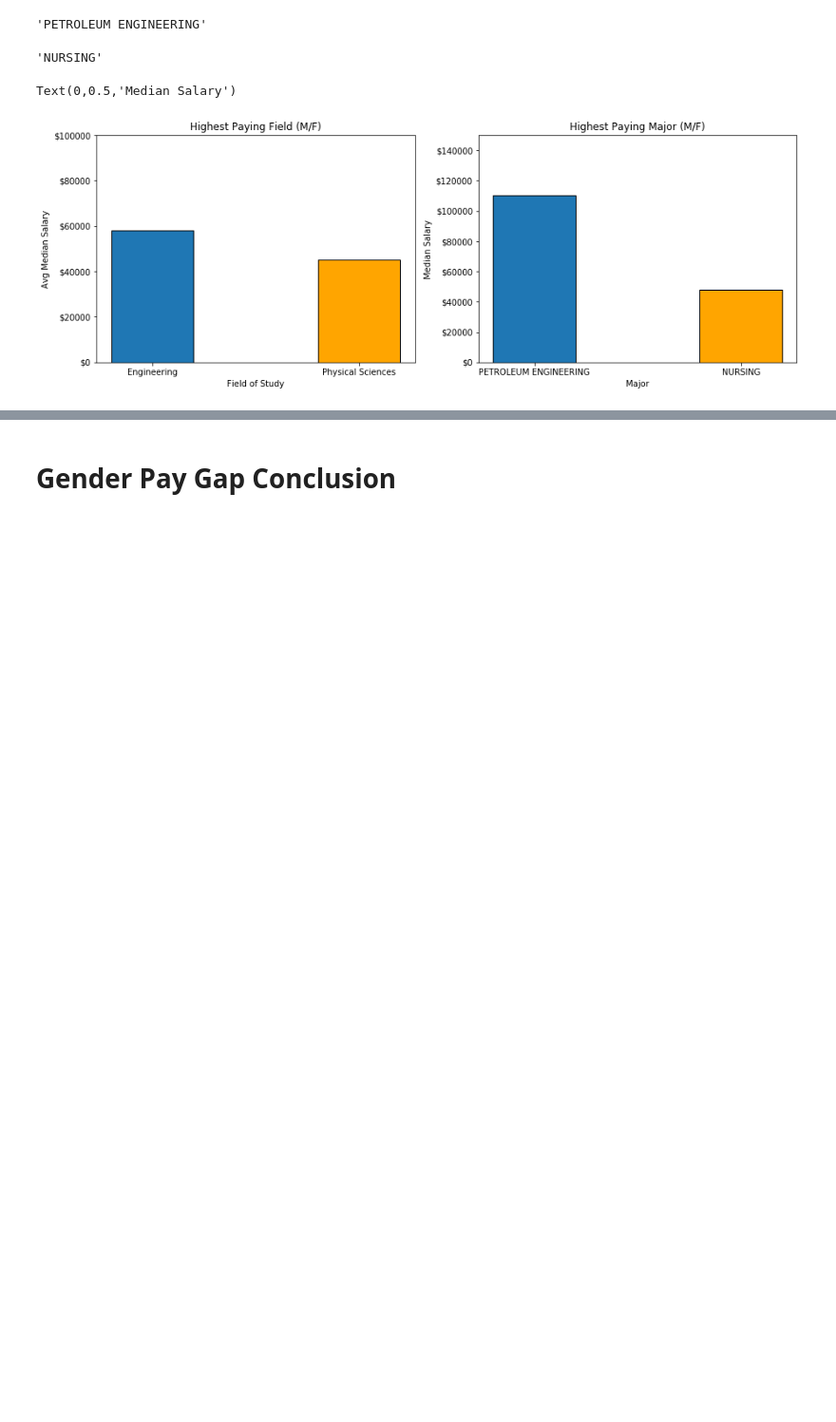
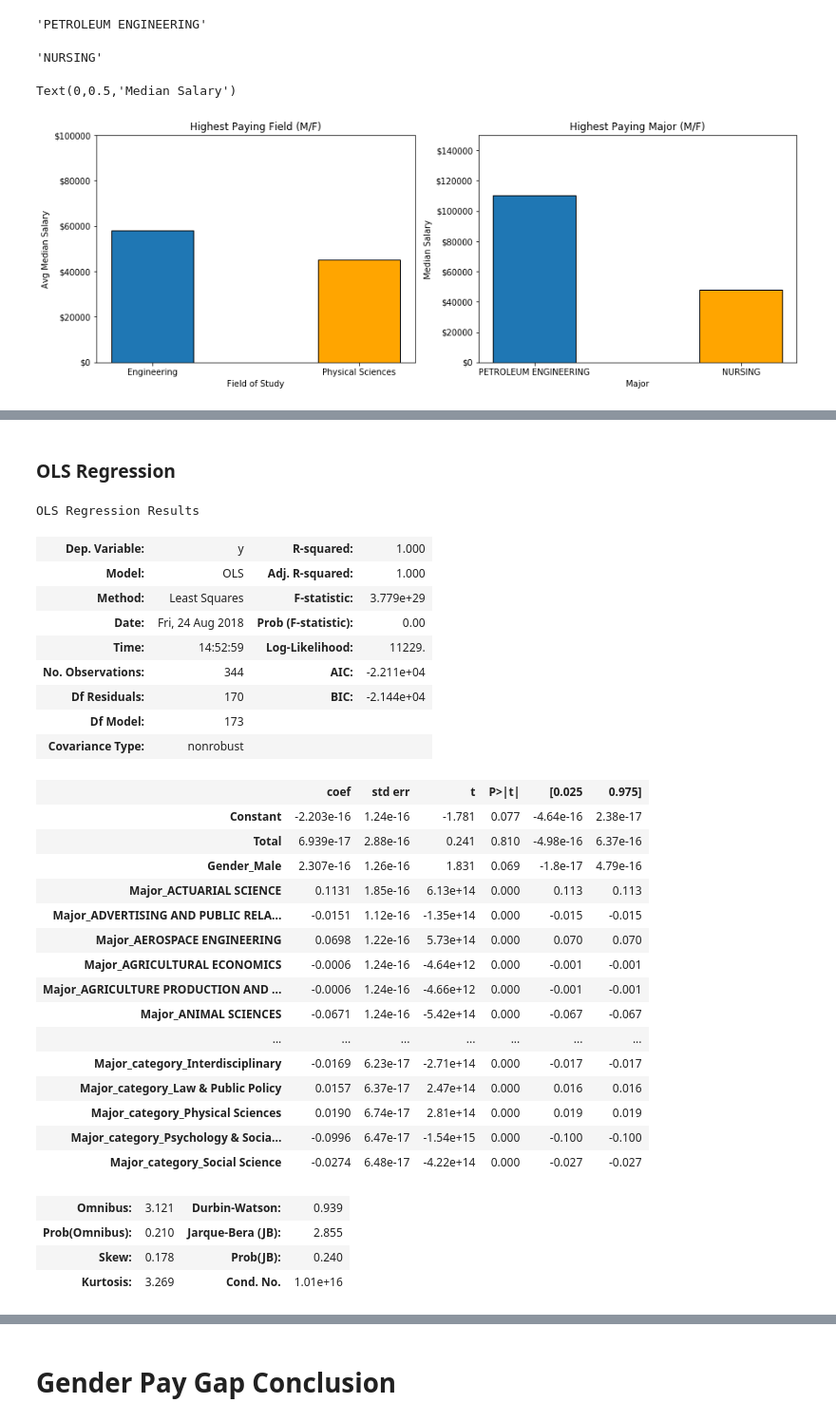
Before and after one commit to WesCodes/The-Gender-Pay-Gap-Analyzing-Earning-Based-on-College-Majors, a Jupyter notebook: The Gender Pay Gap — Analyzing Earning Based on College Majors.ipynb, the cells around one changed output, grey strips where cells are left out. Shown at 95% size. Drawn from its saved outputs; the diff is of its cells as text; code cells hidden in the pictures; blank space fills up the shorter version.

```diff
--- a/The Gender Pay Gap — Analyzing Earning Based on College Majors.ipynb
+++ b/The Gender Pay Gap — Analyzing Earning Based on College Majors.ipynb
@@ -721,0 +927,37 @@ More and more do we see the effect of career choices on the gender pay gap. The
+# %% [markdown]
+### OLS Regression
+# %%
+import statsmodels.api as sm
+regressor_OLS = sm.OLS(endog = Y, exog = mod_recent_grads.iloc[:, 1:]).fit()
+regressor_OLS.summary()
+# %% [output]
+OLS Regression Results
+| Dep. Variable: | y | R-squared: | 1.000 |
+| Model: | OLS | Adj. R-squared: | 1.000 |
+| Method: | Least Squares | F-statistic: | 3.779e+29 |
+| Date: | Fri, 24 Aug 2018 | Prob (F-statistic): | 0.00 |
+| Time: | 14:52:59 | Log-Likelihood: | 11229. |
+| No. Observations: | 344 | AIC: | -2.211e+04 |
+| Df Residuals: | 170 | BIC: | -2.144e+04 |
+| Df Model: | 173 |  |  |
+| Covariance Type: | nonrobust |  |  |
+|  | coef | std err | t | P>|t| | [0.025 | 0.975] |
+| Constant | -2.203e-16 | 1.24e-16 | -1.781 | 0.077 | -4.64e-16 | 2.38e-17 |
+| Total | 6.939e-17 | 2.88e-16 | 0.241 | 0.810 | -4.98e-16 | 6.37e-16 |
+| Gender_Male | 2.307e-16 | 1.26e-16 | 1.831 | 0.069 | -1.8e-17 | 4.79e-16 |
+| Major_ACTUARIAL SCIENCE | 0.1131 | 1.85e-16 | 6.13e+14 | 0.000 | 0.113 | 0.113 |
+| Major_ADVERTISING AND PUBLIC RELA... | -0.0151 | 1.12e-16 | -1.35e+14 | 0.000 | -0.015 | -0.015 |
+| Major_AEROSPACE ENGINEERING | 0.0698 | 1.22e-16 | 5.73e+14 | 0.000 | 0.070 | 0.070 |
+| Major_AGRICULTURAL ECONOMICS | -0.0006 | 1.24e-16 | -4.64e+12 | 0.000 | -0.001 | -0.001 |
+| Major_AGRICULTURE PRODUCTION AND ... | -0.0006 | 1.24e-16 | -4.66e+12 | 0.000 | -0.001 | -0.001 |
+| Major_ANIMAL SCIENCES | -0.0671 | 1.24e-16 | -5.42e+14 | 0.000 | -0.067 | -0.067 |
+| ... | ... | ... | ... | ... | ... | ... |
+| Major_category_Interdisciplinary | -0.0169 | 6.23e-17 | -2.71e+14 | 0.000 | -0.017 | -0.017 |
+| Major_category_Law & Public Policy | 0.0157 | 6.37e-17 | 2.47e+14 | 0.000 | 0.016 | 0.016 |
+| Major_category_Physical Sciences | 0.0190 | 6.74e-17 | 2.81e+14 | 0.000 | 0.019 | 0.019 |
+| Major_category_Psychology & Socia... | -0.0996 | 6.47e-17 | -1.54e+15 | 0.000 | -0.100 | -0.100 |
+| Major_category_Social Science | -0.0274 | 6.48e-17 | -4.22e+14 | 0.000 | -0.027 | -0.027 |
+| Omnibus: | 3.121 | Durbin-Watson: | 0.939 |
+| Prob(Omnibus): | 0.210 | Jarque-Bera (JB): | 2.855 |
+| Skew: | 0.178 | Prob(JB): | 0.240 |
+| Kurtosis: | 3.269 | Cond. No. | 1.01e+16 |
```
Also changed, not shown: parts of 38 cells of this notebook.
